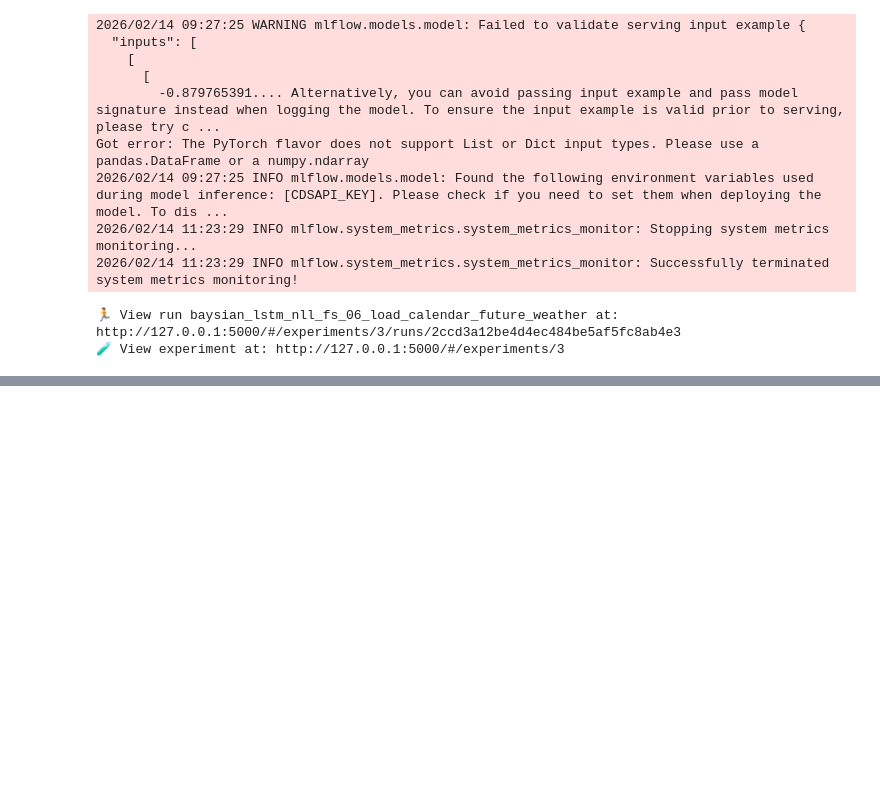
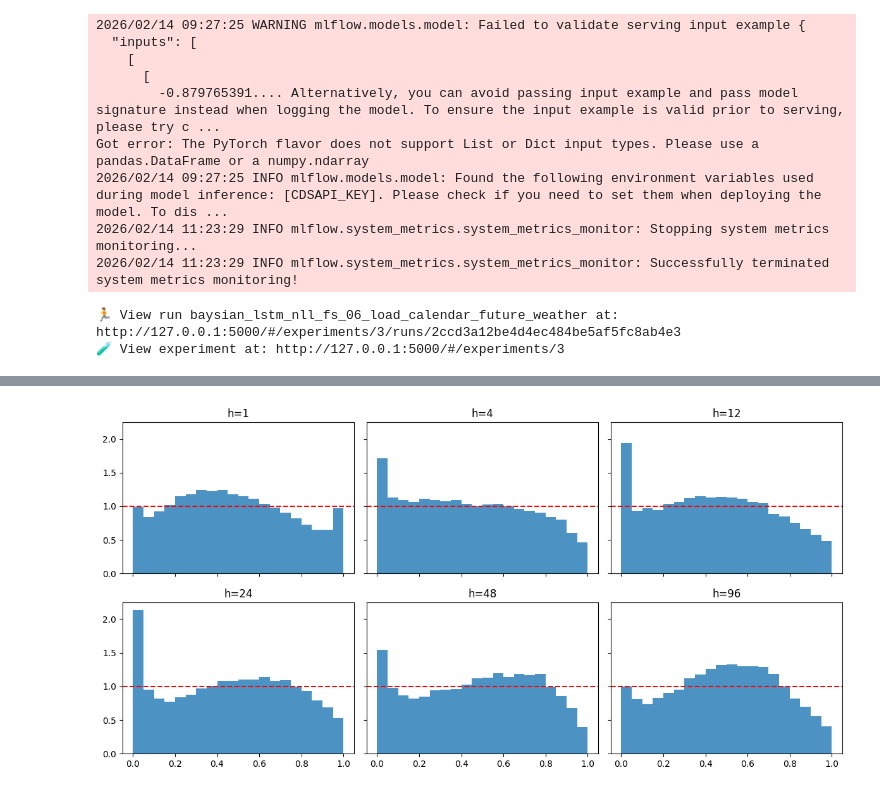
Before and after one commit to LucasHausi/probabilistic-load-forecast-project, a Jupyter notebook: notebooks/modelling/bayesian_lstm.ipynb, the cells around one changed output, grey strips where cells are left out. Cells and saved outputs as stored; diff of their text form; code cells hidden in the pictures; blank space fills up the shorter version.

```diff
--- a/notebooks/modelling/bayesian_lstm.ipynb
+++ b/notebooks/modelling/bayesian_lstm.ipynb
@@ -701,0 +706,11 @@ for h in [0, 3, 11, 23, 47, 95]:
+# %%
+steps = [1,4,12,24,48,96]
+fig, axes = plt.subplots(2, 3, figsize=(12,6), sharex=True, sharey=True)
+for ax, h in zip(axes.ravel(), steps):
+    ax.hist(u_full[:, h-1], bins=20, range=(0,1), density=True, alpha=0.8)
+    ax.axhline(1.0, color='r', linestyle='--')
+    ax.set_title(f"h={h}")
+plt.tight_layout()
+plt.show()
+# %% [output]
+[figure, added]
```
Also changed, not shown: parts of 11 cells of this notebook.
